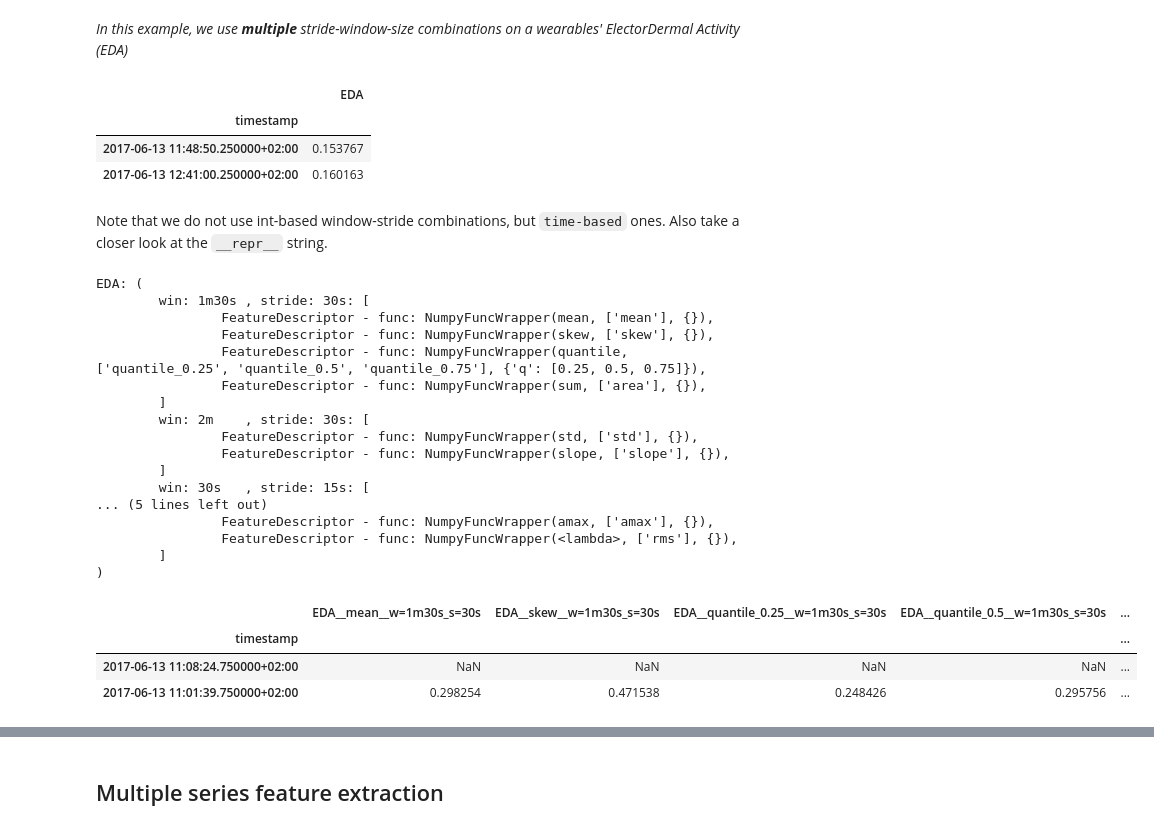
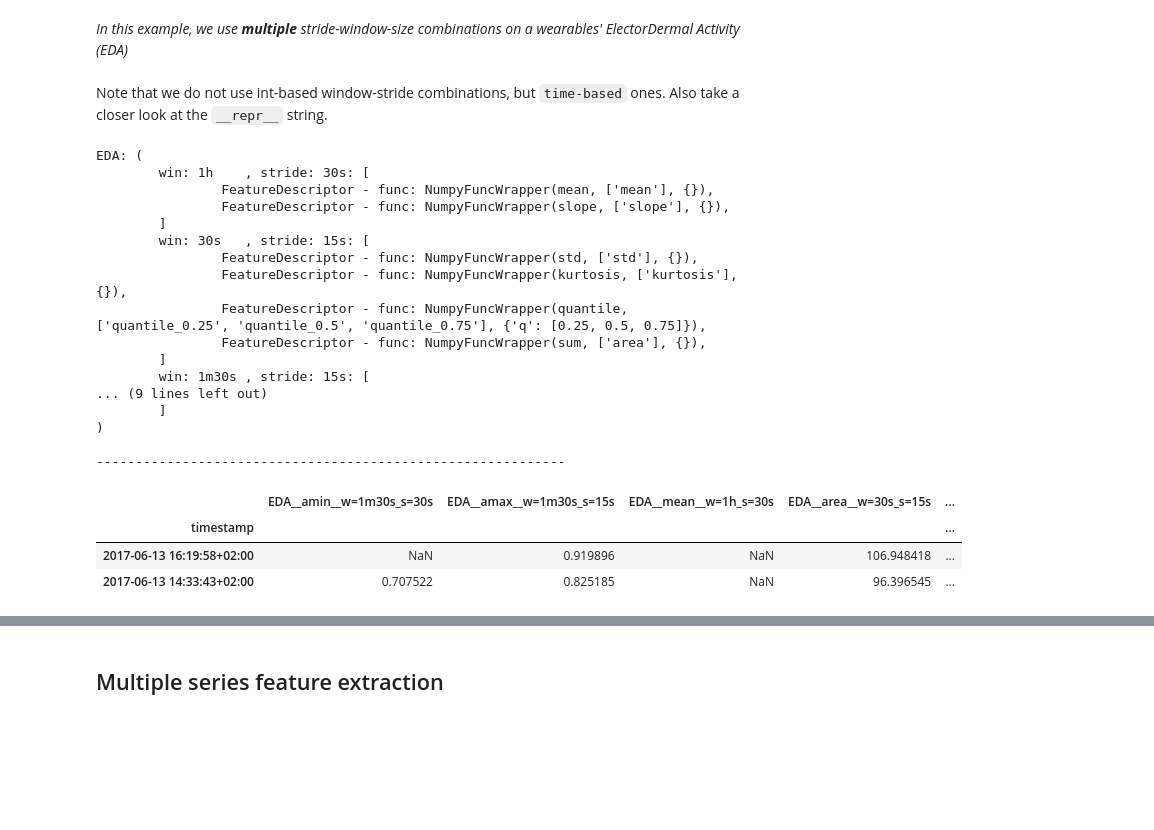
Before and after one commit to predict-idlab/tsflex, a Jupyter notebook: examples/example.ipynb, the cells around one changed output, grey strips where cells are left out. Saved outputs shown, nothing was run; the diff lists cells and outputs as text; code cells hidden in the pictures; blank space fills up the shorter version.

```diff
--- a/examples/example.ipynb
+++ b/examples/example.ipynb
@@ -11,3 +7,17 @@ import pandas as pd
 # Series Processing pipeline
 # %% [markdown]
 `TODO`
+# %%
+# Load your data
+df_tmp = pd.read_parquet("data/empatica/tmp.parquet", engine='fastparquet').set_index("timestamp")
+df_gsr = pd.read_parquet("data/empatica/gsr.parquet", engine='fastparquet').set_index("timestamp")
+df_acc = pd.read_parquet("data/empatica/acc.parquet", engine='fastparquet').set_index("timestamp")
+
+# !!! The data MUST datetime Indexed
+assert isinstance(df_tmp.index, pd.DatetimeIndex)
+
+print(df_tmp.head(3))   # ~4Hz
+print('-'*60)
+print(df_acc.head(10))  # ~32Hz
+print('-'*60)
+print(df_gsr.head(3))   # ~4Hz
@@ -243,58 +216,50 @@ TMP: (
 ### Multiple `time-based` window sizes and strides
 # %% [markdown]
 _In this example, we use **multiple** stride-window-size combinations on a wearables' ElectorDermal Activity (EDA)_
-# %%
-df_gsr = pd.read_feather("data/gsr.feather").set_index("timestamp")
-df_gsr.sample(2)
-# %% [output]
-|  | EDA |
-| timestamp |  |
-| 2017-06-13 11:48:50.250000+02:00 | 0.153767 |
-| 2017-06-13 12:41:00.250000+02:00 | 0.160163 |
 # %% [markdown]
 Note that we do not use int-based window-stride combinations, but `time-based` ones. Also take a closer look at the `__repr__` string.
 # %%
 # PoC: we will select a random combination of the window_size stride combination
 window_size_s = ['30s', '120s', '90s', '1h']
 stride_size_s = ['15s', '30s']
 
 import random
 
 gsr_feat_extr = FeatureCollection(
     [
         FeatureDescriptor(
-            key="EDA",
+            series_name="EDA",
             window=random.choice(window_size_s),
             stride=random.choice(stride_size_s),
             function=f,
         )
         for f in segment_funcs
     ]
 )
 
 # the __repr__ string outputs the windows & strides in a time-string representation :)
 print(gsr_feat_extr)
-
-gsr_feat_extr.calculate(df_gsr, merge_dfs=True, show_progress=False, n_jobs=0).sample(2)
+print('-'*60)
+gsr_feat_extr.calculate(df_gsr, return_df=True, show_progress=False, n_jobs=None).sample(2)
 # %% [output]
 EDA: (
-        win: 1m30s , stride: 30s: [
+        win: 1h    , stride: 30s: [
                 FeatureDescriptor - func: NumpyFuncWrapper(mean, ['mean'], {}),
-                FeatureDescriptor - func: NumpyFuncWrapper(skew, ['skew'], {}),
+                FeatureDescriptor - func: NumpyFuncWrapper(slope, ['slope'], {}),
+        ]
+        win: 30s   , stride: 15s: [
+                FeatureDescriptor - func: NumpyFuncWrapper(std, ['std'], {}),
+                FeatureDescriptor - func: NumpyFuncWrapper(kurtosis, ['kurtosis'], {}),
                 FeatureDescriptor - func: NumpyFuncWrapper(quantile, ['quantile_0.25', 'quantile_0.5', 'quantile_0.75'], {'q': [0.25, 0.5, 0.75]}),
                 FeatureDescriptor - func: NumpyFuncWrapper(sum, ['area'], {}),
         ]
-        win: 2m    , stride: 30s: [
-                FeatureDescriptor - func: NumpyFuncWrapper(std, ['std'], {}),
-                FeatureDescriptor - func: NumpyFuncWrapper(slope, ['slope'], {}),
-        ]
-        win: 30s   , stride: 15s: [
-... (5 lines left out)
-                FeatureDescriptor - func: NumpyFuncWrapper(amax, ['amax'], {}),
-                FeatureDescriptor - func: NumpyFuncWrapper(<lambda>, ['rms'], {}),
+        win: 1m30s , stride: 15s: [
+... (9 lines left out)
         ]
 )
+
+------------------------------------------------------------
-|  | EDA__mean__w=1m30s_s=30s | EDA__skew__w=1m30s_s=30s | EDA__quantile_0.25__w=1m30s_s=30s | EDA__quantile_0.5__w=1m30s_s=30s | ... |
+|  | EDA__amin__w=1m30s_s=30s | EDA__amax__w=1m30s_s=15s | EDA__mean__w=1h_s=30s | EDA__area__w=30s_s=15s | ... |
 | timestamp |  |  |  |  | ... |
-| 2017-06-13 11:08:24.750000+02:00 | NaN | NaN | NaN | NaN | ... |
-| 2017-06-13 11:01:39.750000+02:00 | 0.298254 | 0.471538 | 0.248426 | 0.295756 | ... |
+| 2017-06-13 16:19:58+02:00 | NaN | 0.919896 | NaN | 106.948418 | ... |
+| 2017-06-13 14:33:43+02:00 | 0.707522 | 0.825185 | NaN | 96.396545 | ... |
```
Also changed, not shown: parts of 62 cells of this notebook, 2 other files.
